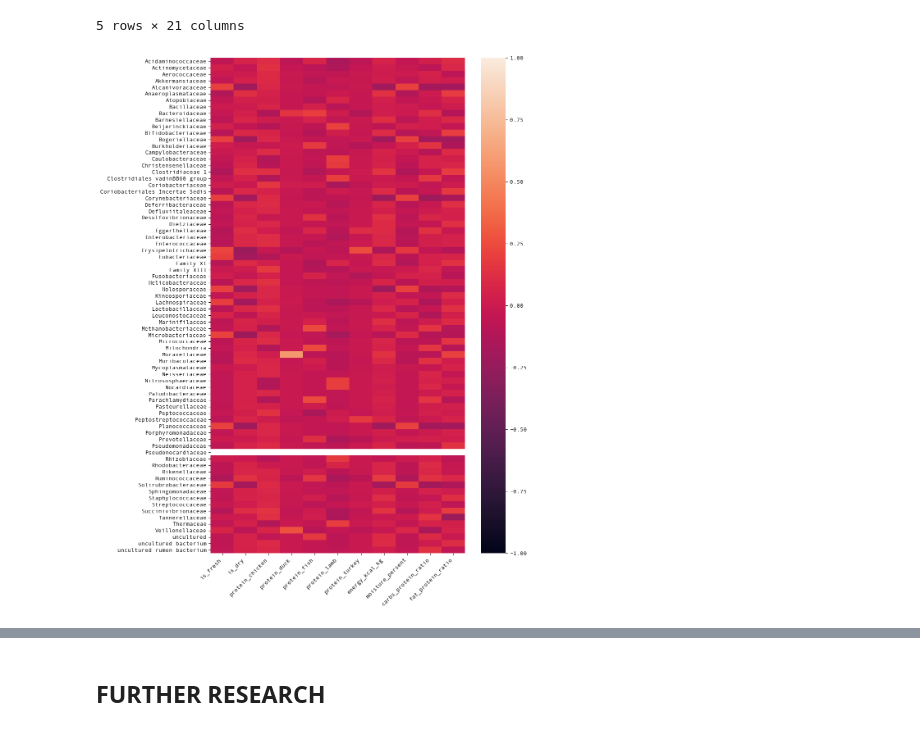
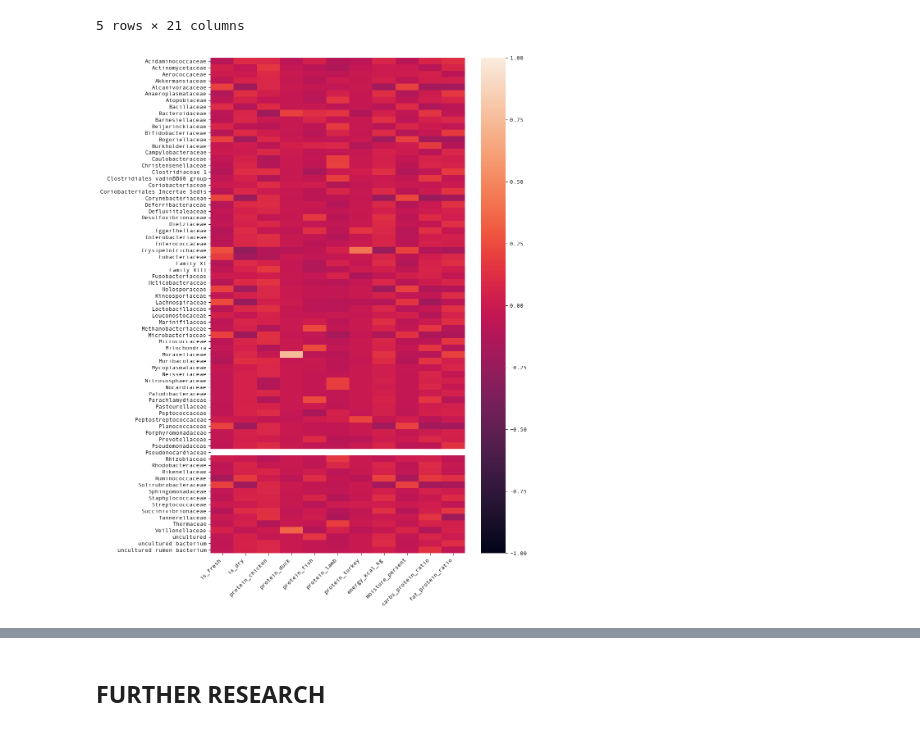
Before and after one commit to sjmignot/cosmic-zoo, a Jupyter notebook: cosmic-zoo.ipynb, the cells around one changed output, grey strips where cells are left out. Saved outputs shown, nothing was run; the diff lists cells and outputs as text; code cells hidden in the pictures.

```diff
--- a/cosmic-zoo.ipynb
+++ b/cosmic-zoo.ipynb
@@ -280,6 +292,7 @@ def clean_microbiome(df):
     return df_copy
 
 cleaned_sample_microbiome = clean_microbiome(sample_microbiome).set_index('sample_id')
+feature_columns = [c for c in cleaned_sample_microbiome.columns if c!='animal_id']
 # %%
 cleaned_sample_microbiome.head()
 # %% [output]
@@ -327,11 +340,11 @@ def group_by_taxonomy(value, taxonomy_map, level='family'):
     return taxonomy_map.loc[value, level]
 
 
-sample_family_microbiome = (cleaned_sample_microbiomes[feature_columns]
+sample_family_microbiome = (cleaned_sample_microbiome[feature_columns]
                             .groupby(lambda x: group_by_taxonomy(x, taxonomy_map), axis=1).agg(sum))
 
 families = list(sample_family_microbiome.columns)
-sample_family_microbiome['animal_id'] = cleaned_sample_microbiomes.loc[:, 'animal_id']
+sample_family_microbiome['animal_id'] = cleaned_sample_microbiome.loc[:, 'animal_id']
 # %%
 sample_family_microbiome.head()
 # %% [output]
@@ -690,13 +668,14 @@ animal_diet_cat.head()
 | 7-OK003-A | 2020-04-10 | 7 | 2020-06-22 | E | 4020.0 | 10.0 | 0.300000 | ... |
 5 rows × 21 columns
 # %%
-corr = animal_diet_cat.merge(family_microbiome, on='sample_id').corr()
+animal_diet_cat_microbiome = animal_diet_cat.merge(sample_family_microbiome, on='sample_id')
+corr = animal_diet_cat_microbiome.corr()
 
 fig = plt.figure(figsize=(10, 16))
 family_diet_corr = corr.loc[families, ['is_fresh', 'is_dry', 'protein_chicken', 'protein_duck', 'protein_fish', 'protein_lamb', 'protein_turkey', 'energy_kcal_kg', 'moisture_persent', 'carbs_protein_ratio', 'fat_protein_ratio']]
 
 ax = sns.heatmap(family_diet_corr, vmin=-1, vmax=1)
 plt.xticks(rotation='45', ha='right')
 plt.show()
 # %% [output]
-[figure, old version]
+[figure, new version]
```
Also changed, not shown: parts of 30 cells of this notebook.
